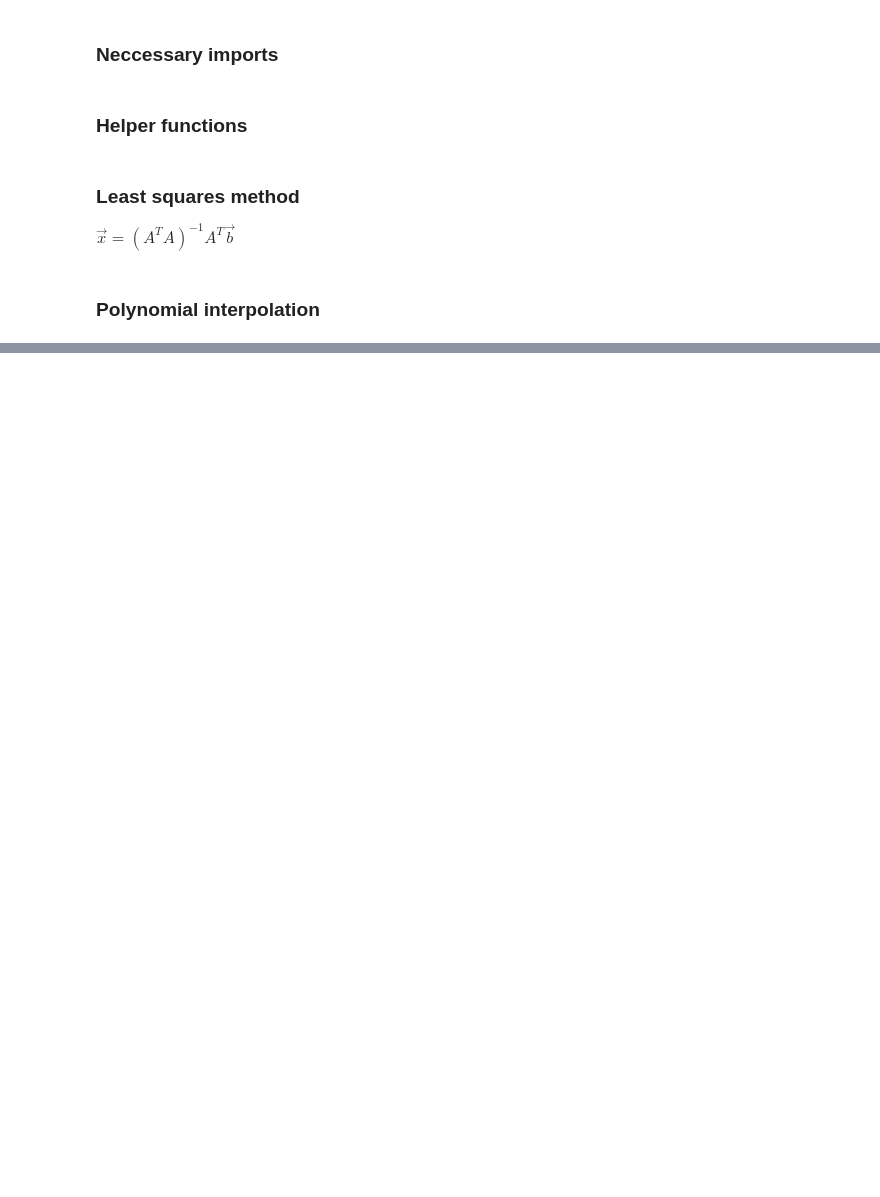
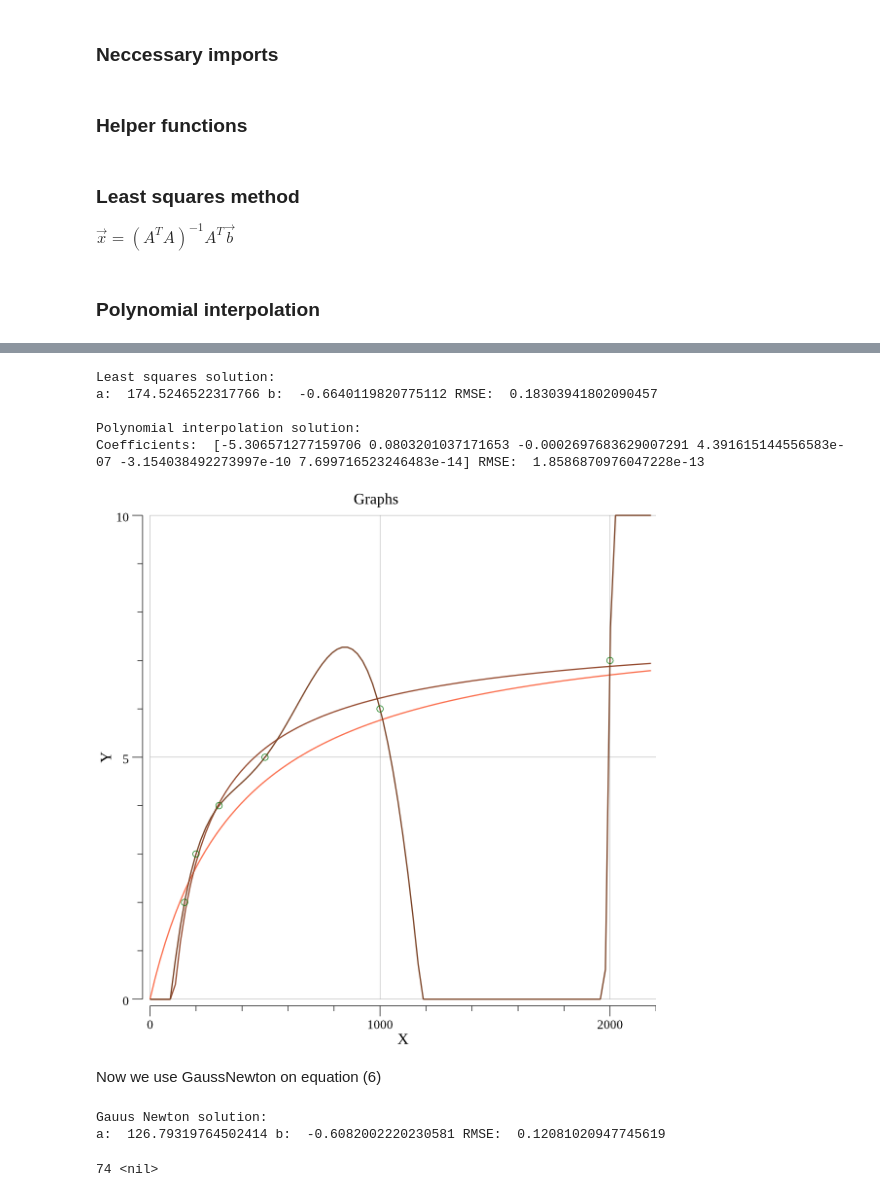
Before and after one commit to KKastberg/nummen, a Jupyter notebook: cmd/lab2/lab2.ipynb, the cells around one changed output, grey strips where cells are left out. Drawn from its saved outputs; the diff is of its cells as text; code cells hidden in the pictures; blank space fills up the shorter version.

```diff
--- a/cmd/lab2/lab2.ipynb
+++ b/cmd/lab2/lab2.ipynb
@@ -214,0 +305,80 @@ Polynomial interpolation solution:  [0 -8.78166723647708 44.165113675259256 -70.
+# %%
+// Solve using least squares
+A := mat.NewDense(data_count, 2, nil)
+for i := 0; i < data_count; i++ {
+	A.Set(i, 0, 1)
+	A.Set(i, 1, math.Log(x[i]))
+}
+b := mat.NewDense(data_count, 1, nil)
+for i := 0; i < data_count; i++ {
+	b.Set(i, 0, math.Log(8-y[i]))
+}
+
+c2 := least_square(A, b)
+a2 := math.Exp(c2[0])
+b2 := c2[1]
+func f2(x float64) float64 {return 8 - a2*math.Pow(x, b2)};
+e2 := rmse(x, y, f2)
+fmt.Println("Least squares solution:")
+fmt.Println("a: ", a2, "b: ", b2, "RMSE: ", e2)
+# %% [output]
+Least squares solution:
+a:  174.5246522317766 b:  -0.6640119820775112 RMSE:  0.18303941802090457
+
+Polynomial interpolation solution:
+Coefficients:  [-5.306571277159706 0.0803201037171653 -0.0002697683629007291 4.391615144556583e-07 -3.154038492273997e-10 7.699716523246483e-14] RMSE:  1.8586870976047228e-13
+[figure, added]
+# %% [markdown]
+Now we use GaussNewton on equation (6)
+# %%
+precision := 1e-99
+max_iterations := 10000
+a0 := 5.0
+b0 := 0.1
+
+func U(x float64, a float64, b float64) float64 {
+	return 8 - a*math.Pow(x, b)
+}
+
+func J(x float64, a float64, b float64) (float64, float64) {
+	return -math.Pow(x, b), -a*math.Log(x)*math.Pow(x, b)
+}
+
+// Iterate the gauss-newton algorithm
+for n := 0; n < max_iterations; n++ {
+	// Create the equation system Ax = b
+	A := mat.NewDense(data_count, 2, nil)
+	for i := 0; i < data_count; i++ {
+		J0, J1 := J(x[i], a0, b0)
+		A.Set(i, 0, J0)
+		A.Set(i, 1, J1)
+	}
+	b := mat.NewDense(data_count, 1, nil)
+	for i := 0; i < data_count; i++ {
+		b.Set(i, 0, y[i] - U(x[i], a0, b0))
+	}
+
+	// Solve the equation system using least squares
+	X := least_square(A, b)
+
+	// Check if the solution is good enough
+	X_mat := mat.NewDense(2, 1, X)
+	if mat.Norm(X_mat, 1) < precision {
+		break
+	}
+
+	// Refine the guesses
+	a0 = a0 + X[0]
+	b0 = b0 + X[1]
+}
+
+a3 = a0
+b3 = b0
+func f3(x float64) float64 {return U(x, a3, b3)};
+e3 := rmse(x, y, f3)
+fmt.Println("Gauus Newton solution:")
+fmt.Println("a: ", a3, "b: ", b3, "RMSE: ", e3)
+# %% [output]
+Gauus Newton solution:
+a:  126.79319764502414 b:  -0.6082002220230581 RMSE:  0.12081020947745619
+74 <nil>
```
Also changed, not shown: parts of 15 cells of this notebook.
